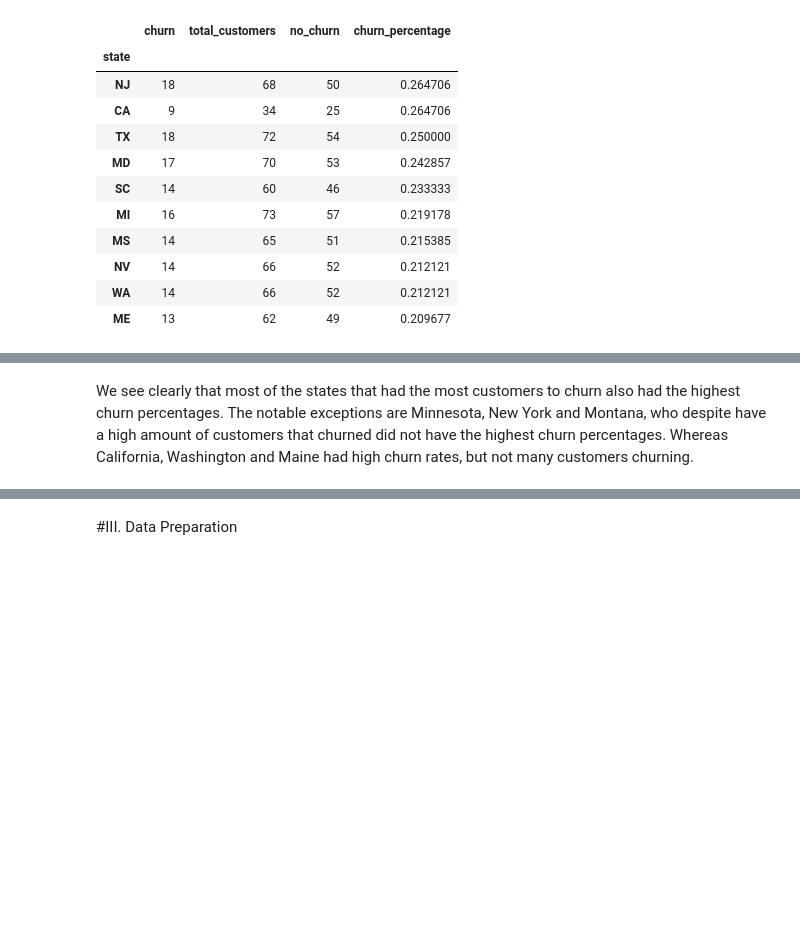
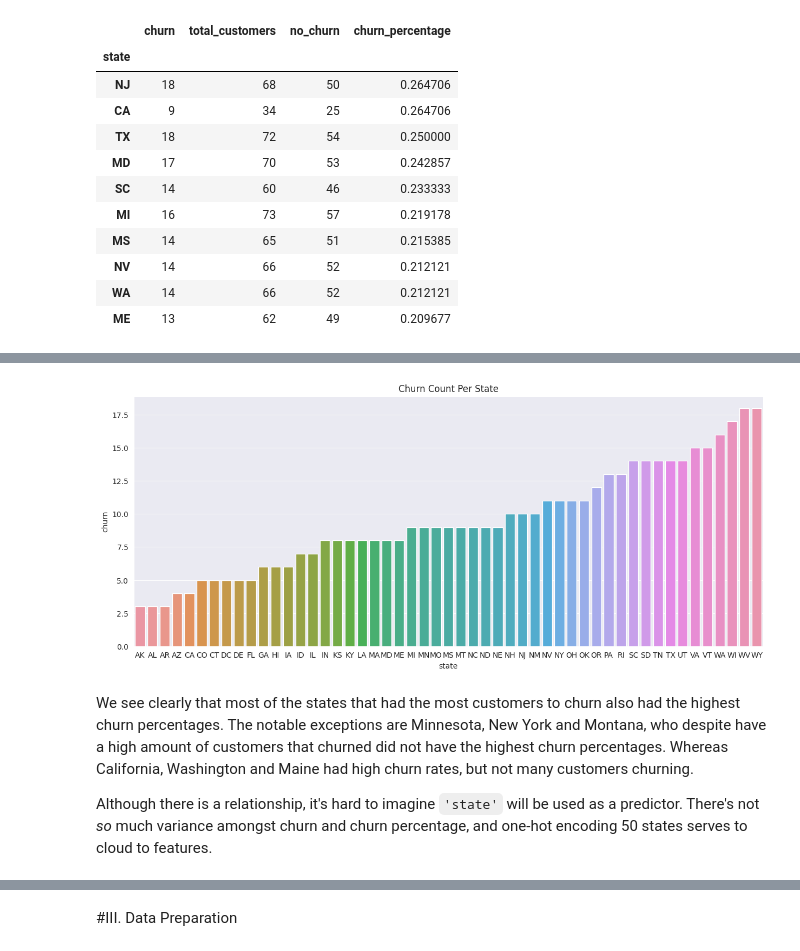
Before and after one commit to bmjaron/phase_3_project, a Jupyter notebook: index.ipynb, the cells around one changed output, grey strips where cells are left out. Drawn from its saved outputs; the diff is of its cells as text; code cells hidden in the pictures; blank space fills up the shorter version.

````diff
--- a/index.ipynb
+++ b/index.ipynb
@@ -287,2 +318,11 @@ for n, feature in enumerate(['churn', 'churn_percentage']):
+# %%
+plt.subplots(figsize=(15,6))
+sns.barplot(x=state_df.index,
+            y=state_df.sort_values('churn')['churn']);
+plt.title('Churn Count Per State');
+# %% [output]
+[figure, added]
 # %% [markdown]
 We see clearly that most of the states that had the most customers to churn also had the highest churn percentages. The notable exceptions are Minnesota, New York and Montana, who despite have a high amount of customers that churned did not have the highest churn percentages. Whereas California, Washington and Maine had high churn rates, but not many customers churning.
+
+Although there is a relationship, it's hard to imagine ```'state'``` will be used as a predictor. There's not *so* much variance amongst churn and churn percentage, and one-hot encoding 50 states serves to cloud to features.
````
Also changed, not shown: parts of 35 cells of this notebook.
